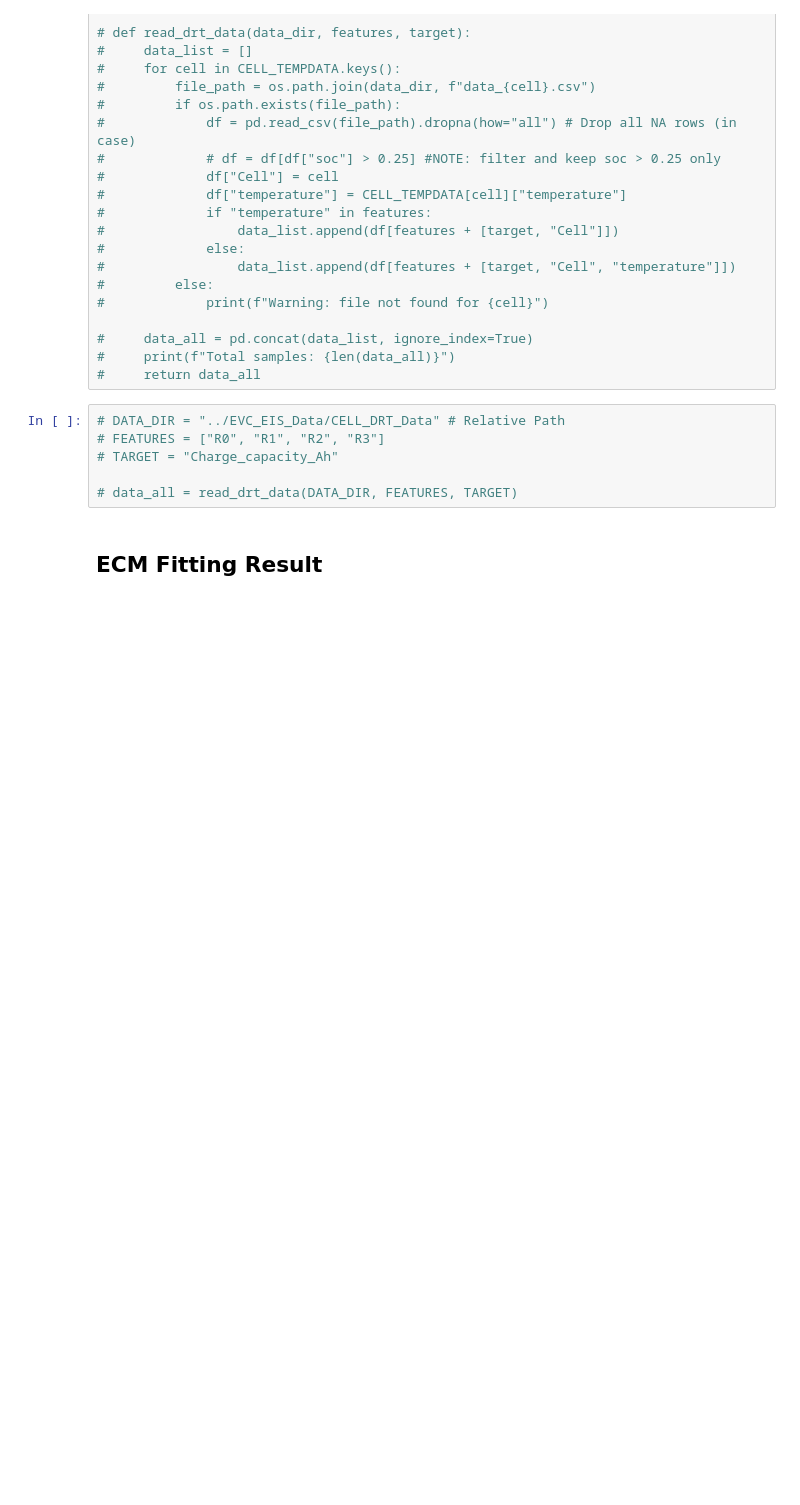
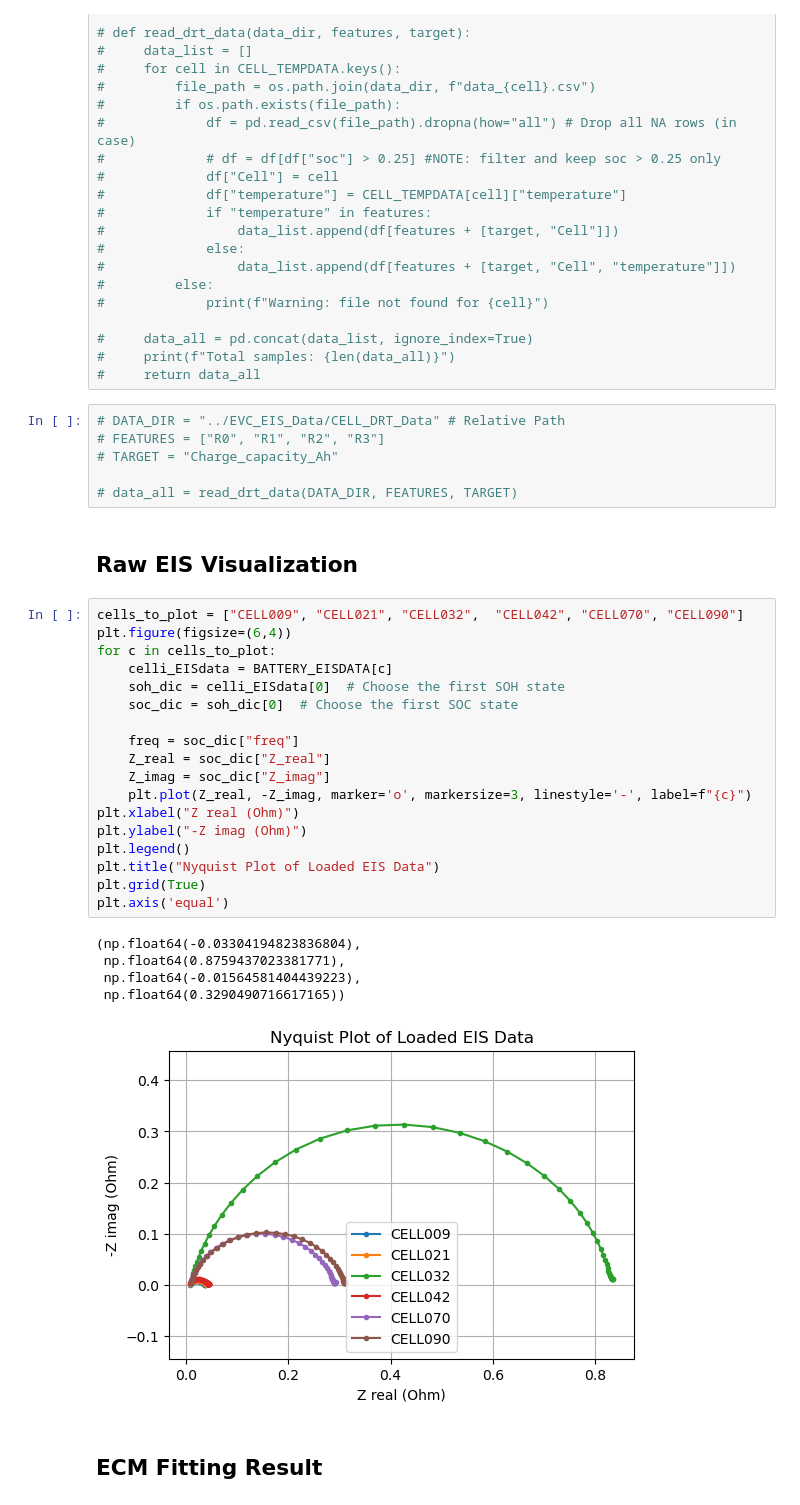
Before and after one commit to ZxZhang914/ECM-battery-research, a Jupyter notebook: visualization.ipynb, the cells around one changed output. Drawn from its saved outputs; the diff is of its cells as text; blank space fills up the shorter version.

Commit message:
visualization on raw EIS

```diff
--- a/visualization.ipynb
+++ b/visualization.ipynb
@@ -187,6 +187,32 @@ Load DRT Data:
 # TARGET = "Charge_capacity_Ah"
 
 # data_all = read_drt_data(DATA_DIR, FEATURES, TARGET)
+# %% [markdown]
+## Raw EIS Visualization
+# %%
+cells_to_plot = ["CELL009", "CELL021", "CELL032",  "CELL042", "CELL070", "CELL090"]
+plt.figure(figsize=(6,4))
+for c in cells_to_plot:
+    celli_EISdata = BATTERY_EISDATA[c]
+    soh_dic = celli_EISdata[0]  # Choose the first SOH state
+    soc_dic = soh_dic[0]  # Choose the first SOC state
+
+    freq = soc_dic["freq"]
+    Z_real = soc_dic["Z_real"]
+    Z_imag = soc_dic["Z_imag"]
+    plt.plot(Z_real, -Z_imag, marker='o', markersize=3, linestyle='-', label=f"{c}")
+plt.xlabel("Z real (Ohm)")
+plt.ylabel("-Z imag (Ohm)")
+plt.legend()
+plt.title("Nyquist Plot of Loaded EIS Data")
+plt.grid(True)
+plt.axis('equal')
+# %% [output]
+(np.float64(-0.03304194823836804),
+ np.float64(0.8759437023381771),
+ np.float64(-0.01564581404439223),
+ np.float64(0.3290490716617165))
+[figure, added]
 # %% [markdown]
 ## ECM Fitting Result
 # %% [markdown]
```
Also changed, not shown: 1 other file.
